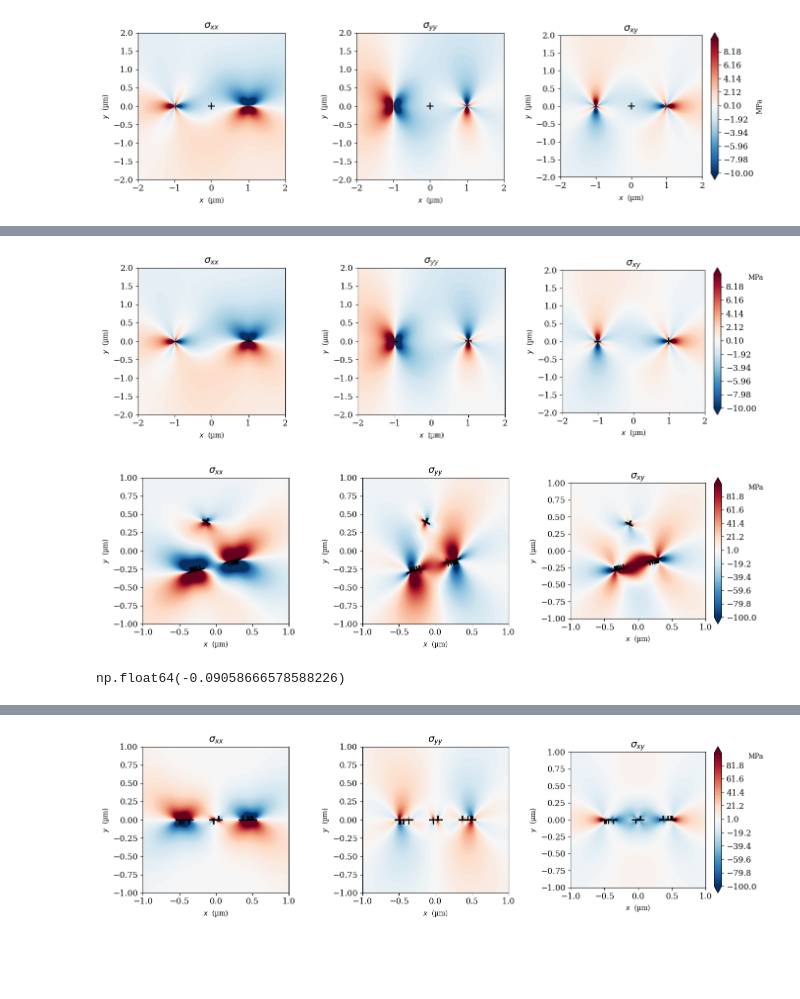
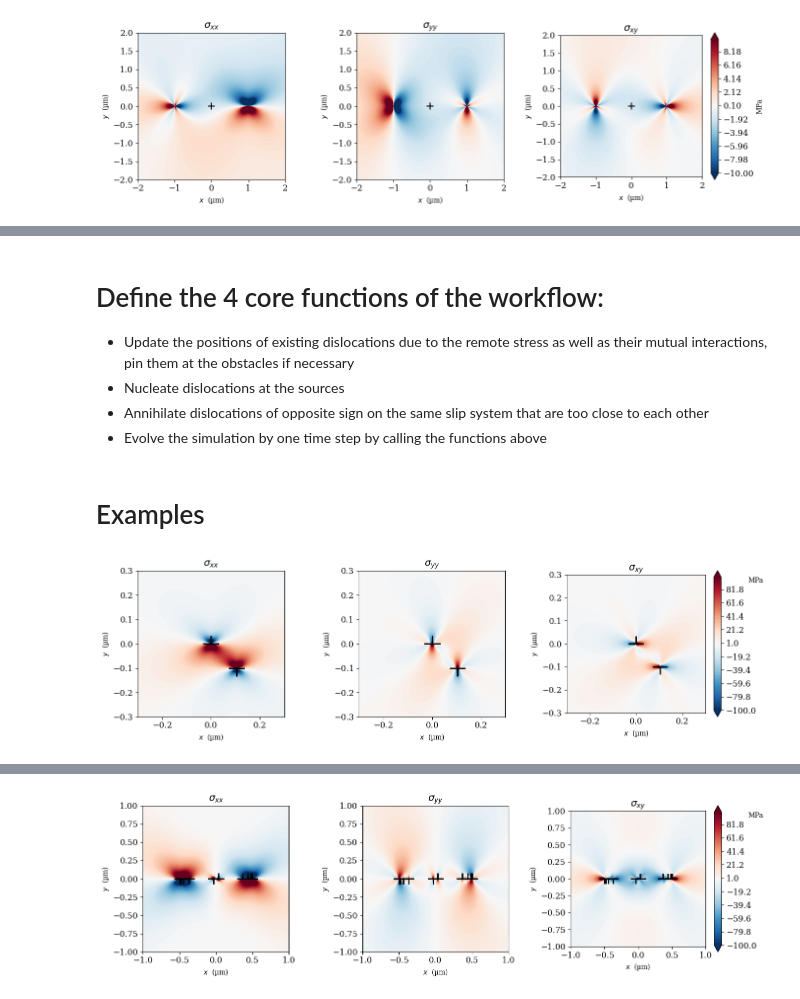
Before and after one commit to Luca-R27/PhDcourse_2026_CompMatMod, a Jupyter notebook: DDP/DDP.ipynb, the cells around one changed output, grey strips where cells are left out. Saved outputs shown, nothing was run; the diff lists cells and outputs as text; code cells hidden in the pictures; blank space fills up the shorter version.

Commit message:
Polish DDP notebook, document examples

```diff
--- a/DDP/DDP.ipynb
+++ b/DDP/DDP.ipynb
@@ -202 +246,7 @@ plt.show()
+# %% [markdown]
+# Define the 4 core functions of the workflow:
+- Update the positions of existing dislocations due to the remote stress as well as their mutual interactions, pin them at the obstacles if necessary
+- Nucleate dislocations at the sources
+- Annihilate dislocations of opposite sign on the same slip system that are too close to each other
+- Evolve the simulation by one time step by calling the functions above
 # %%
@@ -242,7 +296,8 @@ def update_dislocations(disl, σ_ext, θ_SP, obstacles=[], B=1e-4, dt=1e-6, v_cu
 
     return new_config, obstacles
 # %%
-def nucleate_dislocations(disl, σ_ext, θ_SP, sources, B=1e-4, dt=1e-6, v_cutoff=1e3, μ=26.0e3, b=2.86e-4, ν=0.345, t_nuc = 1e-3):
+def nucleate_dislocations(disl, σ_ext, θ_SP, sources, B, dt, v_cutoff, μ, b, ν, t_nuc):
+    # Nucleate +/- pairs according to the rule that the RSS must be higher than the threshold for a nucleation time
     new_config = disl.copy()
     new_sources = sources.copy()
     for j in range(len(sources)):
@@ -260,8 +315,7 @@ def nucleate_dislocations(disl, σ_ext, θ_SP, sources, B=1e-4, dt=1e-6, v_cutof
             new_sources.timer[j] = 0.0                # Re-start the timer because RSS fell below threshold
 
         if new_sources.timer[j] > t_nuc:
-            # nucleate a pair
-            #L_nuc = μ*b/(2*np.pi*(1-ν)*np.abs(sources.critical_RSS[j]))
+            # nucleate a pair. Use a separation such that their attraction is same as the driving force for loop opening
             L_nuc = μ*b/(2*np.pi*(1-ν)*np.abs(RSS))
             new_config.add(x=x_s+L_nuc/2*np.cos(θ), y=y_s+L_nuc/2*np.sin(θ), sign=np.sign(RSS), slip_plane=SP, is_pinned=False)
             new_config.add(x=x_s-L_nuc/2*np.cos(θ), y=y_s-L_nuc/2*np.sin(θ), sign=-np.sign(RSS), slip_plane=SP, is_pinned=False)
@@ -288,21 +343,24 @@ def annihilate_dislocations(disl, L_ann):
         disl.delete(list(to_delete))
     return disl
 # %%
-def evolve_dislocations(disl, σ_ext, θ_SP, t_end, sources, obstacles = [], plot_every = 100, B=1e-4, dt=1e-6, v_cutoff=1e4, μ=26.0e3, b=2.86e-4, ν=0.345, t_nuc = 1e-3):
-    # iteratively step from t = 0 to t = t_end by checking for nucleation and updating the dislocation positions under stress
+def evolve_dislocations(disl, σ_ext, θ_SP, t_end, sources=None, obstacles = [], plot_every = 100, B=1e-4, dt=1e-6, v_cutoff=1e4, μ=26.0e3, b=2.86e-4, ν=0.345, t_nuc = 1e-3):
+    # iteratively step from t = 0 to t = t_end by updating the dislocation positions under stress, checking for nucleation and annihilation
     for t in range(int(t_end/dt)):
 
         # update the positions of existing dislocations
-        disl, obstacles = update_dislocations(disl, σ_ext, θ_SP, obstacles)
+        disl, obstacles = update_dislocations(disl, σ_ext, θ_SP, obstacles, B, dt, v_cutoff, μ, b, ν)
 
         # check for nucleation from FR sources
-        disl, sources = nucleate_dislocations(disl, σ_ext, θ_SP, sources)
+        if sources is not None:
+            disl, sources = nucleate_dislocations(disl, σ_ext, θ_SP, sources, B, dt, v_cutoff, μ, b, ν, t_nuc)
 
         # check for annihilation
         disl = annihilate_dislocations(disl, v_cutoff*dt)
 
+        # optionally plot live
         if t % plot_every == 0:
             clear_output(wait=True)
             plot_stress_disl(disl, θ_SP)
+
     return disl
 # %%
@@ -346,7 +406,3 @@ def plot_stress_disl(disl, θ_SP, L=1., N=201, vmin=-100, vmax=100):
     cb.set_label('MPa', rotation=0, labelpad=10, loc='top')
     plt.tight_layout()
     plt.show()
-# %%
-_ = evolve_dislocations(disl, np.array([0, 0, 0.0]), θ_SP, 5000e-6)
-# %% [output]
-[figure, removed]
@@ -355,48 +409,24 @@ _ = evolve_dislocations(disl, np.array([0, 0, 0.0]), θ_SP, 5000e-6)
+# %% [markdown]
+# Examples
 # %%
+# Two dislocations on parallel slip planes finding a stable configuration. The one at the origin is pinned.
+# The gliding one has 3 equilibrium points (stable or unstable depending on the sign).
+# No sources, no obstacles.
+
 N = 0
 disl = Dislocations(
     x          = np.zeros(N,  dtype=np.float64),
     y          = np.zeros(N,  dtype=np.float64),
     sign       = np.ones(N,   dtype=np.int8),
     slip_plane = np.zeros(N,  dtype=np.int32),
     is_pinned = np.zeros(N,  dtype=np.bool),
 )
 
-disl.add(x=0.2-0.1*np.sqrt(3)/2, y=0.2+0.1/2, sign=1, slip_plane=0, is_pinned=False)
-disl.add(x=0.2-0.2*np.sqrt(3)/2, y=0.2+0.2/2, sign=1, slip_plane=0, is_pinned=False)
+disl.add(x=0., y=0., sign=1, slip_plane=0, is_pinned=True)
+disl.add(x=0.25, y=-0.1, sign=-1, slip_plane=1, is_pinned=False)
 
-#disl.add(x=0.15*np.cos(np.pi/12), y=0.15*np.sin(np.pi/12)-.2, sign=1, slip_plane=1, is_pinned=False)
-#disl.add(x=0.2*np.cos(np.pi/12), y=0.2*np.sin(np.pi/12)-.2, sign=1, slip_plane=1, is_pinned=False)
+θ_SP = np.array([0, 0])
 
-θ_SP = np.array([-np.pi/6, np.pi/12])
-
-obstacle_pos = [
-    np.array([[0.2, 0.2], [0.2-0.35*np.sqrt(3)/2, 0.35+0.2/2]]),
-    np.array([[0.3*np.cos(np.pi/12), 0.3*np.sin(np.pi/12)-.2], [-0.35*np.cos(np.pi/12), -0.35*np.sin(np.pi/12)-.2]]),
-]
-
-obstacle_occupied = [
-    np.zeros(2, dtype=bool),
-    np.zeros(2, dtype=bool),
-]
-
-obstacles = [obstacle_pos, obstacle_occupied]
-
-sources = FrankRead_source(
-    x          = np.zeros(N,  dtype=np.float64),
-    y          = np.zeros(N,  dtype=np.float64),
-    slip_plane = np.zeros(N,  dtype=np.int32),
-    critical_RSS = np.zeros(N,  dtype=np.float64),
-    timer      = np.zeros(N,  dtype=np.float64),
-)
-
-sources.add(x=0., y=-0.2, slip_plane=1, critical_RSS=100, timer=0)
-
-print(sources.slip_plane)
-disl = evolve_dislocations(disl, np.array([0, 0, -250.0]), θ_SP, 15e-3, sources, obstacles)
+disl = evolve_dislocations(disl, np.array([0, 0, 0.0]), θ_SP, 2e-3, B = 1e-5)
 # %% [output]
-[figure, old version]
+[figure, new version]
-# %%
--0.35*np.sin(np.pi/12)
-# %% [output]
-np.float64(-0.09058666578588226)
```
Also changed, not shown: parts of 30 cells of this notebook.
